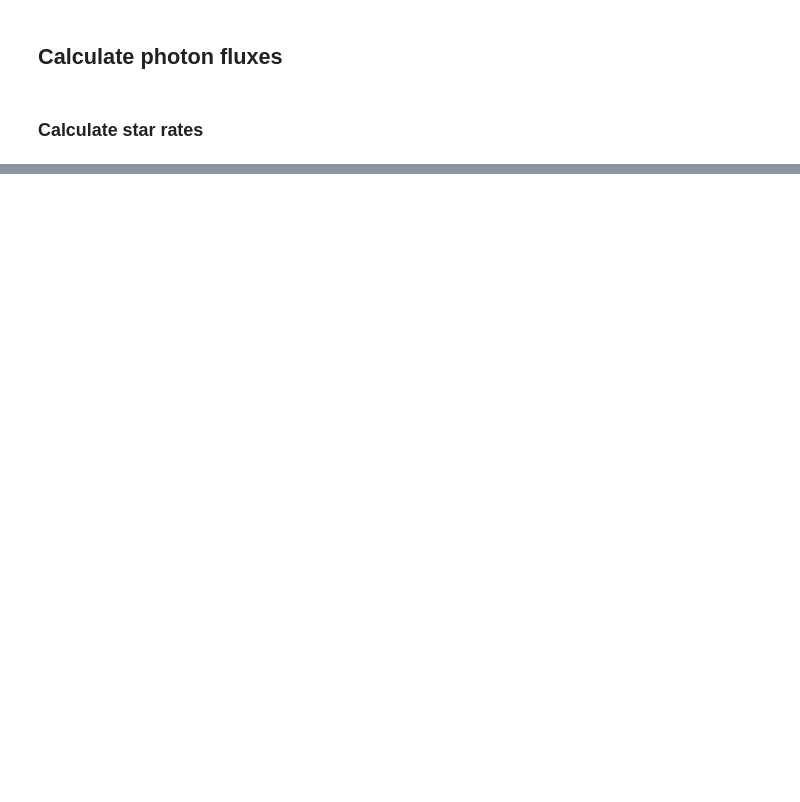
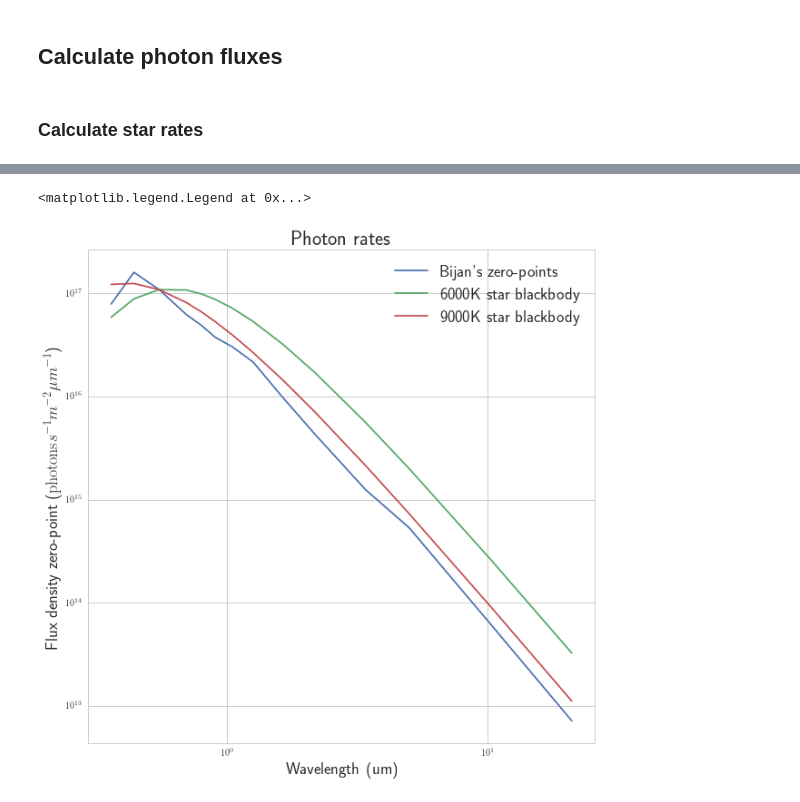
Before and after one commit to mjrfringes/crispy, a Jupyter notebook: docs/source/notebooks/InputScene.ipynb, the cells around one changed output, grey strips where cells are left out. Drawn from its saved outputs; the diff is of its cells as text; code cells hidden in the pictures; blank space fills up the shorter version.

```diff
--- a/docs/source/notebooks/InputScene.ipynb
+++ b/docs/source/notebooks/InputScene.ipynb
@@ -121,0 +160,16 @@ print(100*(lamlist[-1]-lamlist[0])/lamlist[Nlam//2])
+# %%
+plt.figure(figsize=(10,10))
+Bij_energies = c.c*c.h/Bij_lams
+plt.loglog(Bij_lams,Bij_flux_densities/Bij_energies,label="Bijan's zero-points")
+BB6 = af.blackbody_lambda(Bij_lams*u.um, 6000*u.K).to(u.Watt/u.m**2/u.um/u.sr)
+BB9 = af.blackbody_lambda(Bij_lams*u.um, 9000*u.K).to(u.Watt/u.m**2/u.um/u.sr)
+
+plt.loglog(Bij_lams,BB6/BB6[2]*Bij_flux_densities[2]/Bij_energies,label='6000K star blackbody')
+plt.loglog(Bij_lams,BB9/BB9[2]*Bij_flux_densities[2]/Bij_energies,label='9000K star blackbody')
+plt.xlabel('Wavelength (um)')
+plt.ylabel(r'Flux density zero-point ($\textrm{photons} s^{-1} m^{-2}\mu m^{-1}$)')
+plt.title('Photon rates',fontsize = 22)
+plt.legend(fontsize=18)
+# %% [output]
+<matplotlib.legend.Legend at 0x...>
+[figure, added]
```
Also changed, not shown: parts of 12 cells of this notebook, 3 other files.
